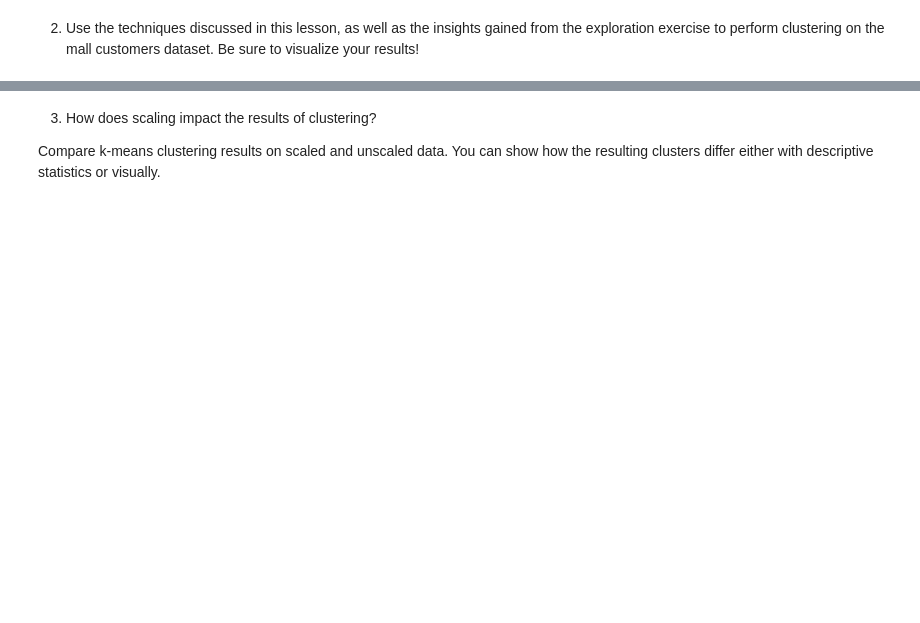
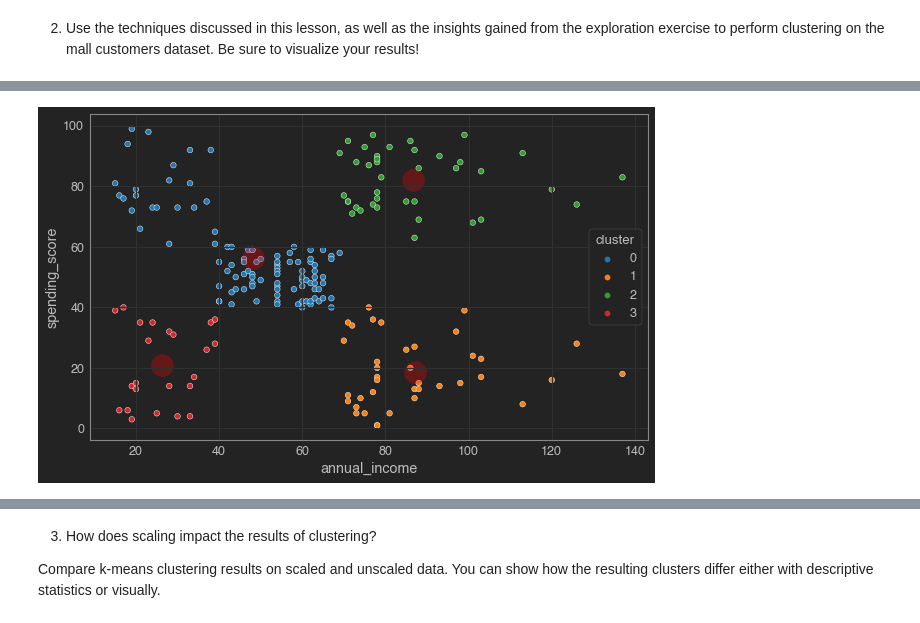
Before and after one commit to Ken-Alviola/clustering-exercises, a Jupyter notebook: modeling.ipynb, the cells around one changed output, grey strips where cells are left out. Cells and saved outputs as stored; diff of their text form; code cells hidden in the pictures; blank space fills up the shorter version.

```diff
--- a/modeling.ipynb
+++ b/modeling.ipynb
@@ -253,0 +283,3 @@ create_scatter_plot('petal_width','sepal_width',iris,kmeans, X_scaled, scaler)
+# %%
+X = df[['annual_income','spending_score']]
+X.head()
@@ -253,0 +294,3 @@ create_scatter_plot('petal_width','sepal_width',iris,kmeans, X_scaled, scaler)
+# %%
+scaler = StandardScaler().fit(X)
+X_scaled = pd.DataFrame(scaler.transform(X), columns=X.columns).set_index([X.index.values])
@@ -253,0 +306,4 @@ create_scatter_plot('petal_width','sepal_width',iris,kmeans, X_scaled, scaler)
+# %%
+kmeans = KMeans(n_clusters=4)
+kmeans.fit(X_scaled)
+kmeans.predict(X_scaled)
@@ -253,0 +321,4 @@ create_scatter_plot('petal_width','sepal_width',iris,kmeans, X_scaled, scaler)
+# %%
+df['cluster'] = kmeans.predict(X_scaled)
+X_scaled['cluster'] = kmeans.predict(X_scaled)
+df.head()
@@ -253,0 +375,4 @@ create_scatter_plot('petal_width','sepal_width',iris,kmeans, X_scaled, scaler)
+# %%
+create_scatter_plot('annual_income','spending_score',df.iloc[:,2:5],kmeans, X_scaled.iloc[:,:2], scaler)
+# %% [output]
+[figure, added]
```
Also changed, not shown: parts of 19 cells of this notebook.
